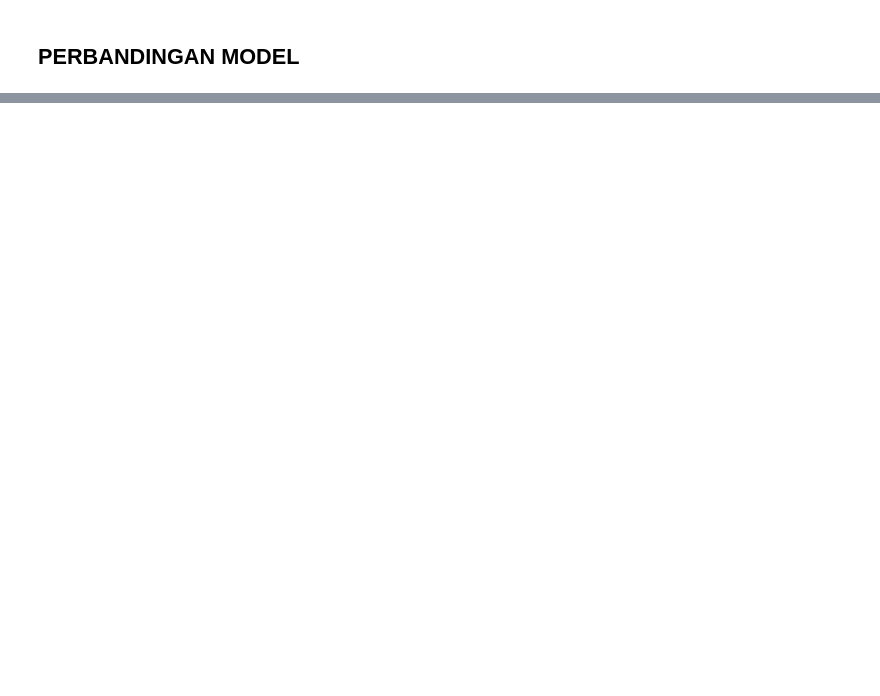
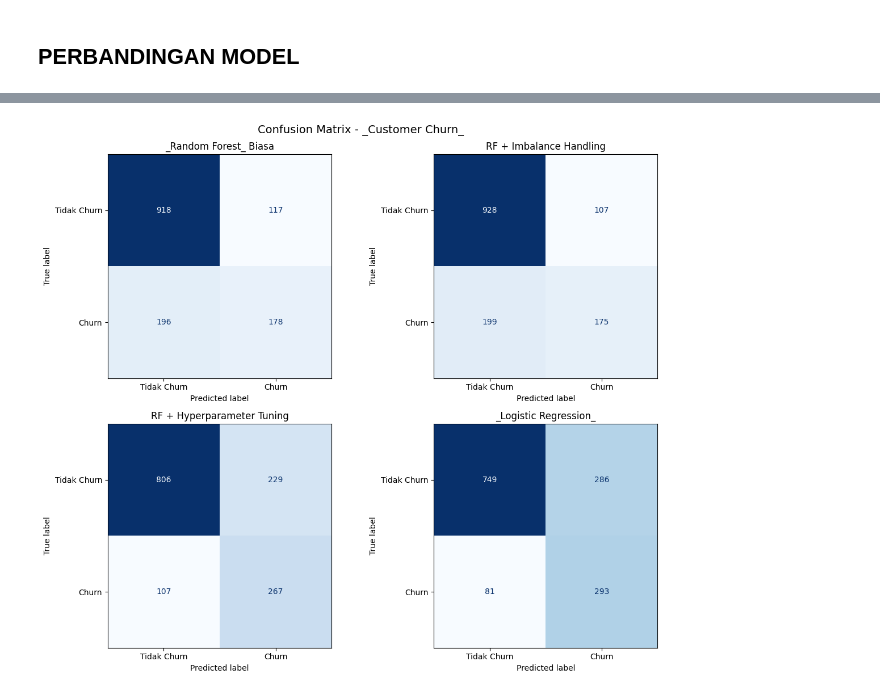
Before and after one commit to Rani241/Machine-Learning-Telco-Customer-Churn, a Jupyter notebook: Telco Customer Churn/Telco Customer Churn.ipynb, the cells around one changed output, grey strips where cells are left out. Cells and saved outputs as stored; diff of their text form; code cells hidden in the pictures; blank space fills up the shorter version.

```diff
--- a/Telco Customer Churn/Telco Customer Churn.ipynb
+++ b/Telco Customer Churn/Telco Customer Churn.ipynb
@@ -681,21 +757,23 @@ plt.show()
 # %%
 import matplotlib.pyplot as plt
 from sklearn.metrics import ConfusionMatrixDisplay
 
 fig, axes = plt.subplots(2, 2, figsize=(12, 10))
 
 for ax, (nama, mdl) in zip(axes.ravel(), model_list.items()):
     ConfusionMatrixDisplay.from_estimator(
         mdl,
         x_test,
         y_test,
         display_labels=["Tidak Churn", "Churn"],
         cmap="Blues",
         ax=ax,
         colorbar=False
     )
     ax.set_title(nama)
 
-plt.suptitle("Confusion Matrix - Customer Churn", fontsize=14)
+plt.suptitle("Confusion Matrix - _Customer Churn_", fontsize=14)
 plt.tight_layout()
 plt.show()
+# %% [output]
+[figure, added]
```
Also changed, not shown: parts of 26 cells of this notebook.
